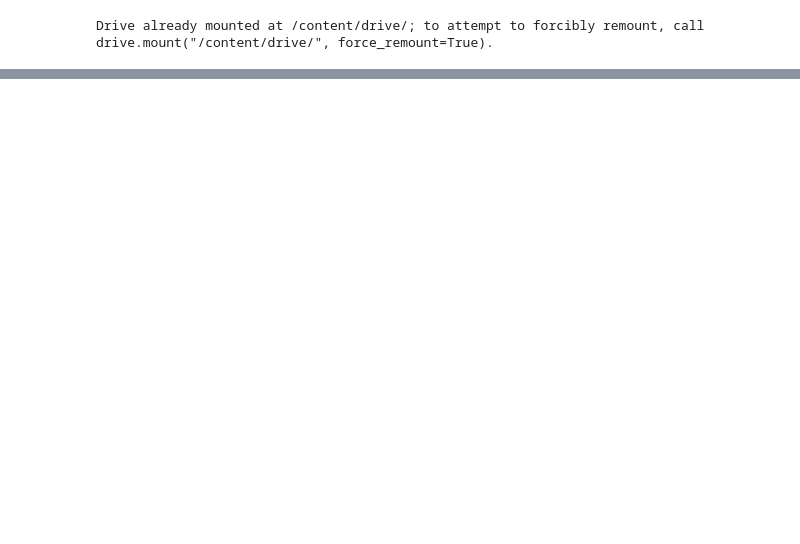
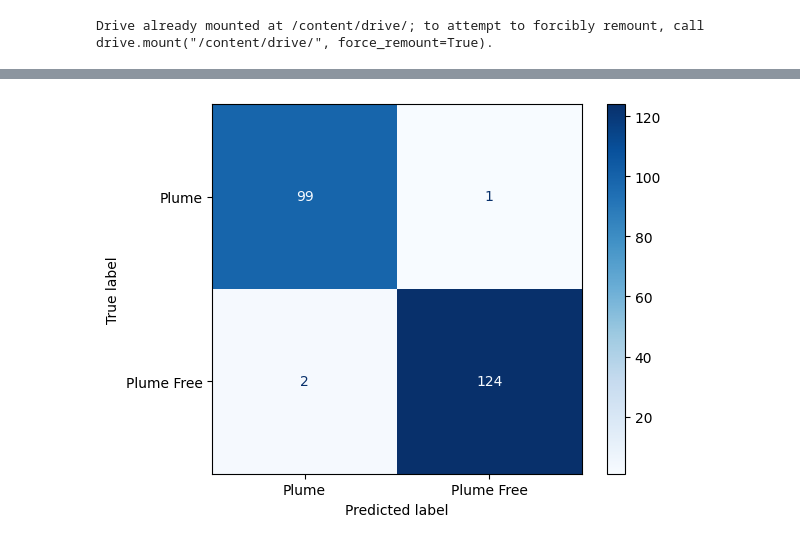
Before and after one commit to nafisegh/ViT_Methane_Plume_Detection, a Jupyter notebook: ViT_Methane_Plume_Detection.ipynb, the cells around one changed output, grey strips where cells are left out. Saved outputs shown, nothing was run; the diff lists cells and outputs as text; code cells hidden in the pictures; blank space fills up the shorter version.

```diff
--- a/ViT_Methane_Plume_Detection.ipynb
+++ b/ViT_Methane_Plume_Detection.ipynb
@@ -193,8 +203,21 @@ plt.show()
 # %%
+from IPython.testing import test
 from sklearn.metrics import confusion_matrix, ConfusionMatrixDisplay
 import matplotlib.pyplot as plt
 
-cm = confusion_matrix(labels.cpu().numpy(), preds.cpu().numpy())
+test_labels = []
+test_preds = []
+
+for images, labels in test_loader:
+  images, labels = images.to(device), labels.to(device)
+  outputs = model(images)
+  _, preds = torch.max(outputs,1)
+  test_labels.extend(labels.cpu().numpy())
+  test_preds.extend(preds.cpu().numpy())
+
+cm = confusion_matrix(test_labels, test_preds)
 disp = ConfusionMatrixDisplay(confusion_matrix=cm, display_labels=['Plume','Plume Free'])
-disp.plot(plt.cm.blues)
+disp.plot(cmap=plt.cm.Blues)
 plt.show()
+# %% [output]
+[figure, added]
```
Also changed, not shown: parts of 5 cells of this notebook.
